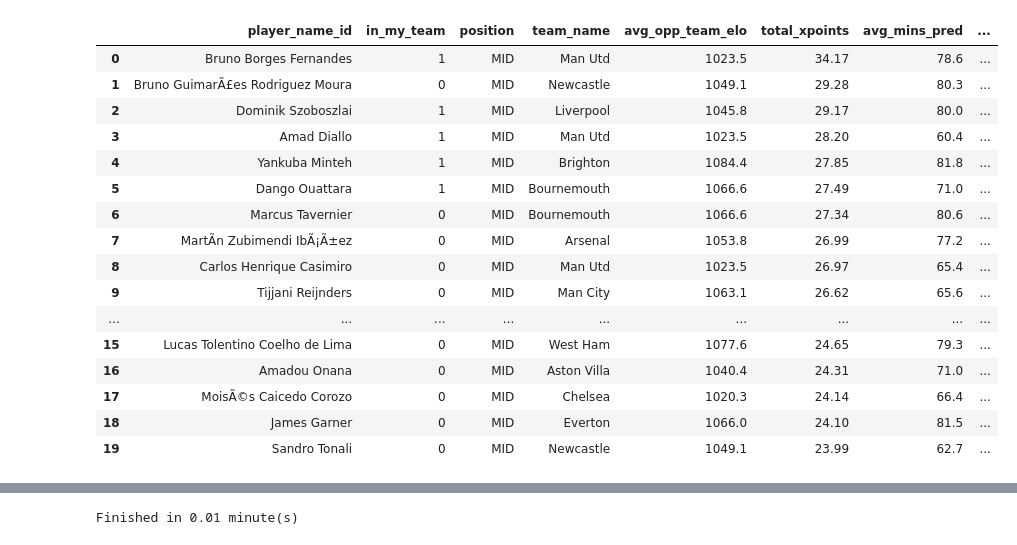
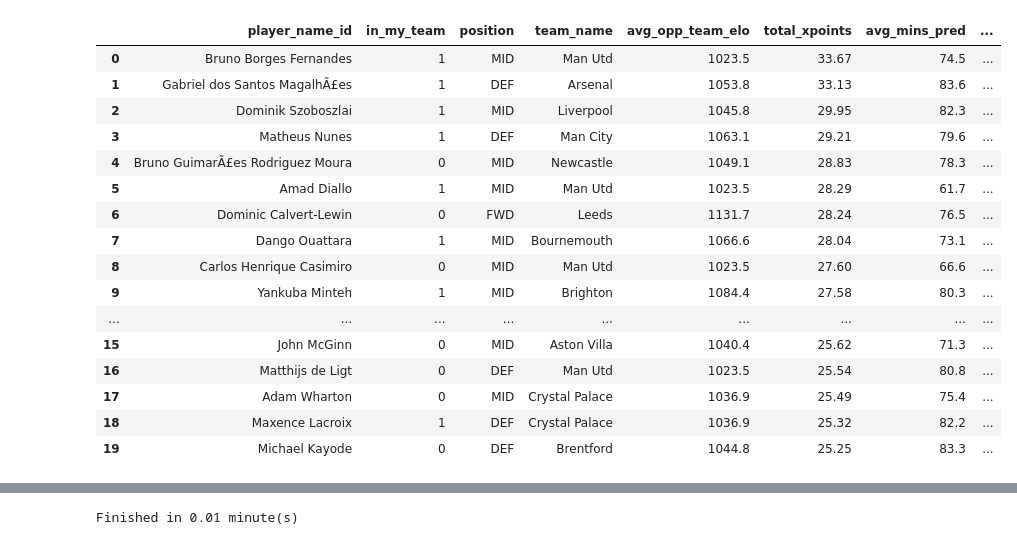
Before and after one commit to chrisimpacts/FPL-Points-Predictor, a Jupyter notebook: TRDL-Team-Analysis.ipynb, the cells around one changed output, grey strips where cells are left out. Cells and saved outputs as stored; diff of their text form; code cells hidden in the pictures.

```diff
--- a/TRDL-Team-Analysis.ipynb
+++ b/TRDL-Team-Analysis.ipynb
@@ -16,3 +16,19 @@ if __name__ == "__main__":
 stats_current_gameweek = 9
 picks_current_gameweek = 11
 current_season = 20252026
+# %%
+print("When to use first TRIPLE CAPTAIN chip (gws1-19)")
+view = db_creator.run_sql(f"""
+    SELECT
+        player_name_id,
+        event,
+        position,
+        team_name,
+        opp_team_name,
+        xpoints
+    FROM predictions
+    WHERE in_my_team = 1
+      AND event BETWEEN {picks_current_gameweek} AND 19
+    ORDER BY xpoints DESC
+""")
+view.head(5)
@@ -19,39 +43,39 @@ current_season = 20252026
 # %%
 view = db_creator.run_sql(f"""
     SELECT
         player_name_id,
         in_my_team,
         position,
         team_name,
         ROUND(AVG(opp_team_elo),1) AS avg_opp_team_elo,
         ROUND(SUM(xpoints),2) AS total_xpoints,
         ROUND(AVG(mins_pred),1) AS avg_mins_pred,
         ROUND(AVG(xgp90_pred),3) AS avg_xgp90_pred,
         ROUND(AVG(xap90_pred),3) AS avg_xap90_pred,
         ROUND(AVG(xgcp90_pred),3) AS avg_xgcp90_pred
     FROM predictions
     WHERE (in_any_team = 0 OR in_my_team = 1)
       AND event BETWEEN {picks_current_gameweek} AND {picks_current_gameweek+5}
-      AND position = 'MID'
+      -- AND position = 'FWD'
     GROUP BY player_name_id, position, team_name, in_my_team
     ORDER BY total_xpoints DESC
 """)
 view.head(20)
 # %% [output]
 |  | player_name_id | in_my_team | position | team_name | avg_opp_team_elo | total_xpoints | avg_mins_pred | ... |
-| 0 | Bruno Borges Fernandes | 1 | MID | Man Utd | 1023.5 | 34.17 | 78.6 | ... |
-| 1 | Bruno GuimarÃ£es Rodriguez Moura | 0 | MID | Newcastle | 1049.1 | 29.28 | 80.3 | ... |
-| 2 | Dominik Szoboszlai | 1 | MID | Liverpool | 1045.8 | 29.17 | 80.0 | ... |
-| 3 | Amad Diallo | 1 | MID | Man Utd | 1023.5 | 28.20 | 60.4 | ... |
-| 4 | Yankuba Minteh | 1 | MID | Brighton | 1084.4 | 27.85 | 81.8 | ... |
-| 5 | Dango Ouattara | 1 | MID | Bournemouth | 1066.6 | 27.49 | 71.0 | ... |
-| 6 | Marcus Tavernier | 0 | MID | Bournemouth | 1066.6 | 27.34 | 80.6 | ... |
-| 7 | MartÃ­n Zubimendi IbÃ¡Ã±ez | 0 | MID | Arsenal | 1053.8 | 26.99 | 77.2 | ... |
-| 8 | Carlos Henrique Casimiro | 0 | MID | Man Utd | 1023.5 | 26.97 | 65.4 | ... |
-| 9 | Tijjani Reijnders | 0 | MID | Man City | 1063.1 | 26.62 | 65.6 | ... |
+| 0 | Bruno Borges Fernandes | 1 | MID | Man Utd | 1023.5 | 33.67 | 74.5 | ... |
+| 1 | Gabriel dos Santos MagalhÃ£es | 1 | DEF | Arsenal | 1053.8 | 33.13 | 83.6 | ... |
+| 2 | Dominik Szoboszlai | 1 | MID | Liverpool | 1045.8 | 29.95 | 82.3 | ... |
+| 3 | Matheus Nunes | 1 | DEF | Man City | 1063.1 | 29.21 | 79.6 | ... |
+| 4 | Bruno GuimarÃ£es Rodriguez Moura | 0 | MID | Newcastle | 1049.1 | 28.83 | 78.3 | ... |
+| 5 | Amad Diallo | 1 | MID | Man Utd | 1023.5 | 28.29 | 61.7 | ... |
+| 6 | Dominic Calvert-Lewin | 0 | FWD | Leeds | 1131.7 | 28.24 | 76.5 | ... |
+| 7 | Dango Ouattara | 1 | MID | Bournemouth | 1066.6 | 28.04 | 73.1 | ... |
+| 8 | Carlos Henrique Casimiro | 0 | MID | Man Utd | 1023.5 | 27.60 | 66.6 | ... |
+| 9 | Yankuba Minteh | 1 | MID | Brighton | 1084.4 | 27.58 | 80.3 | ... |
 | ... | ... | ... | ... | ... | ... | ... | ... | ... |
-| 15 | Lucas Tolentino Coelho de Lima | 0 | MID | West Ham | 1077.6 | 24.65 | 79.3 | ... |
-| 16 | Amadou Onana | 0 | MID | Aston Villa | 1040.4 | 24.31 | 71.0 | ... |
-| 17 | MoisÃ©s Caicedo Corozo | 0 | MID | Chelsea | 1020.3 | 24.14 | 66.4 | ... |
-| 18 | James Garner | 0 | MID | Everton | 1066.0 | 24.10 | 81.5 | ... |
-| 19 | Sandro Tonali | 0 | MID | Newcastle | 1049.1 | 23.99 | 62.7 | ... |
+| 15 | John McGinn | 0 | MID | Aston Villa | 1040.4 | 25.62 | 71.3 | ... |
+| 16 | Matthijs de Ligt | 0 | DEF | Man Utd | 1023.5 | 25.54 | 80.8 | ... |
+| 17 | Adam Wharton | 0 | MID | Crystal Palace | 1036.9 | 25.49 | 75.4 | ... |
+| 18 | Maxence Lacroix | 1 | DEF | Crystal Palace | 1036.9 | 25.32 | 82.2 | ... |
+| 19 | Michael Kayode | 0 | DEF | Brentford | 1044.8 | 25.25 | 83.3 | ... |
```
Also changed, not shown: parts of 9 cells of this notebook, 4 other files.
